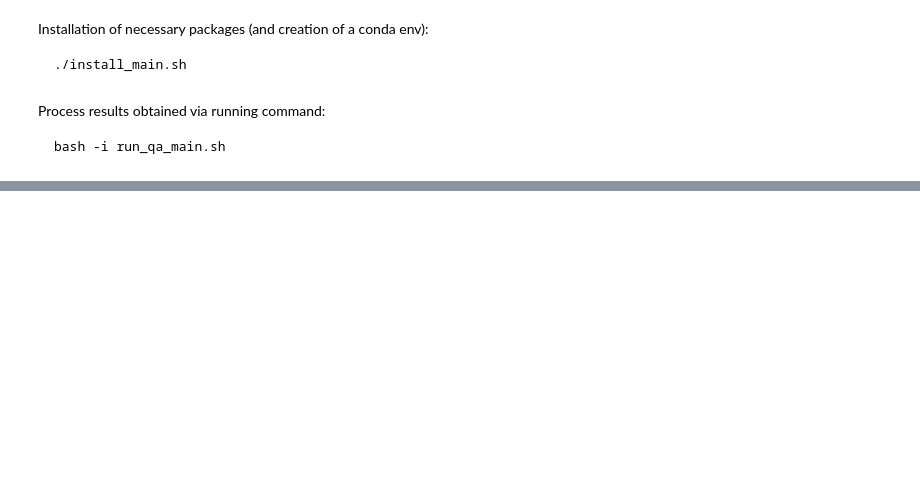
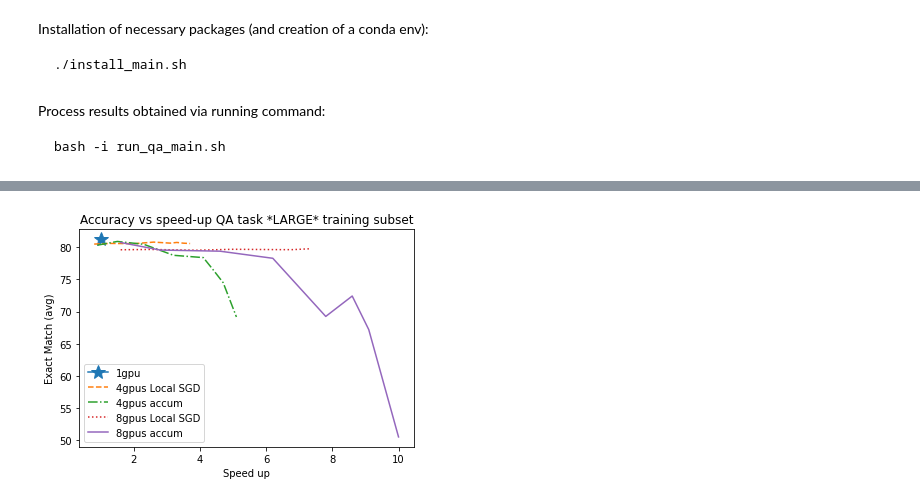
Before and after one commit to searchivarius/BlogCode, a Jupyter notebook: 2023/test_accelerate_followup/generate_qa_res_table.ipynb, the cells around one changed output, grey strips where cells are left out. Saved outputs shown, nothing was run; the diff lists cells and outputs as text; code cells hidden in the pictures; blank space fills up the shorter version.

```diff
--- a/2023/test_accelerate_followup/generate_qa_res_table.ipynb
+++ b/2023/test_accelerate_followup/generate_qa_res_table.ipynb
@@ -109,0 +119,34 @@ df
+# %%
+import matplotlib.pyplot as plt
+
+# Define a list of line styles to use for each group
+linestyles = ['-', '--', '-.', ':']
+
+# Group the DataFrame by the 'method' column
+grouped = df.groupby('method')
+
+# Plot each group separately with a different line style
+for i, (name, group) in enumerate(grouped):
+    if name == '1gpu':
+        plt.plot(group['speedup'], group['exact match (avg)'],
+                 linestyle=linestyles[i % len(linestyles)],
+                 label=name,
+                 marker='*', markersize=15)
+    else:
+        plt.plot(group['speedup'], group['exact match (avg)'],
+                 linestyle=linestyles[i % len(linestyles)],
+                 label=name)
+
+
+# Add axis labels and legend
+plt.xlabel('Speed up')
+plt.ylabel('Exact Match (avg)')
+plt.legend()
+
+plt.title('Accuracy vs speed-up QA task *%s* training subset' % SUBSET.upper())
+
+# Display the plot
+plt.savefig(f'QA_{SUBSET}.png')
+plt.show()
+# %% [output]
+[figure, added]
```
Also changed, not shown: parts of 16 cells of this notebook, 4 other files.
